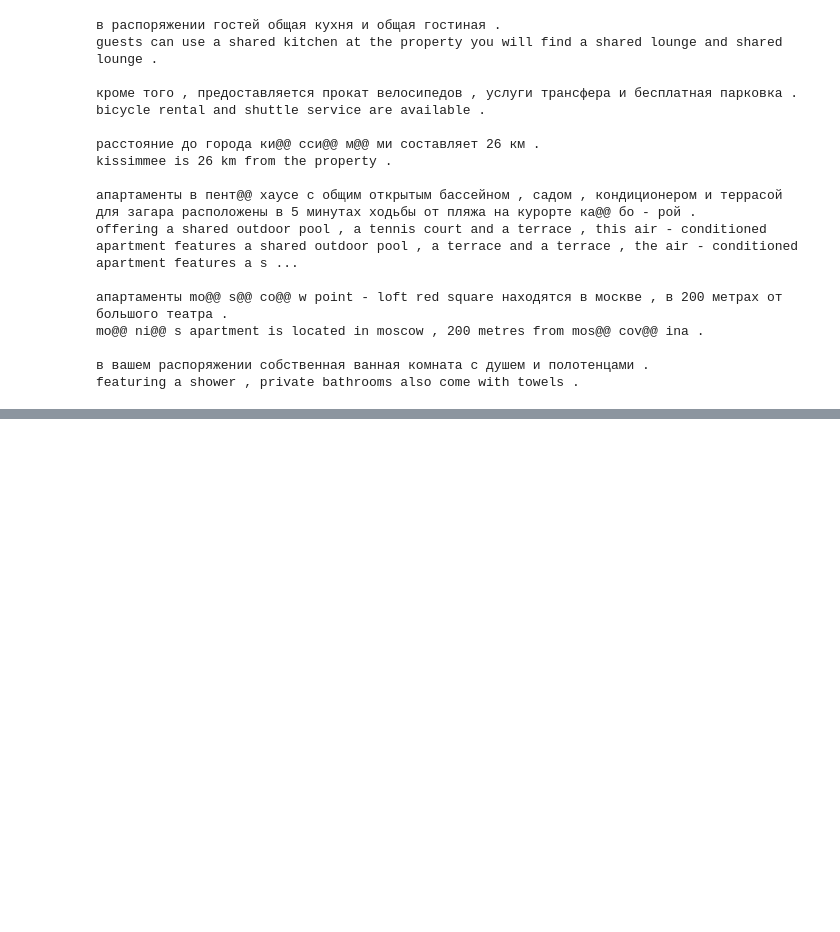
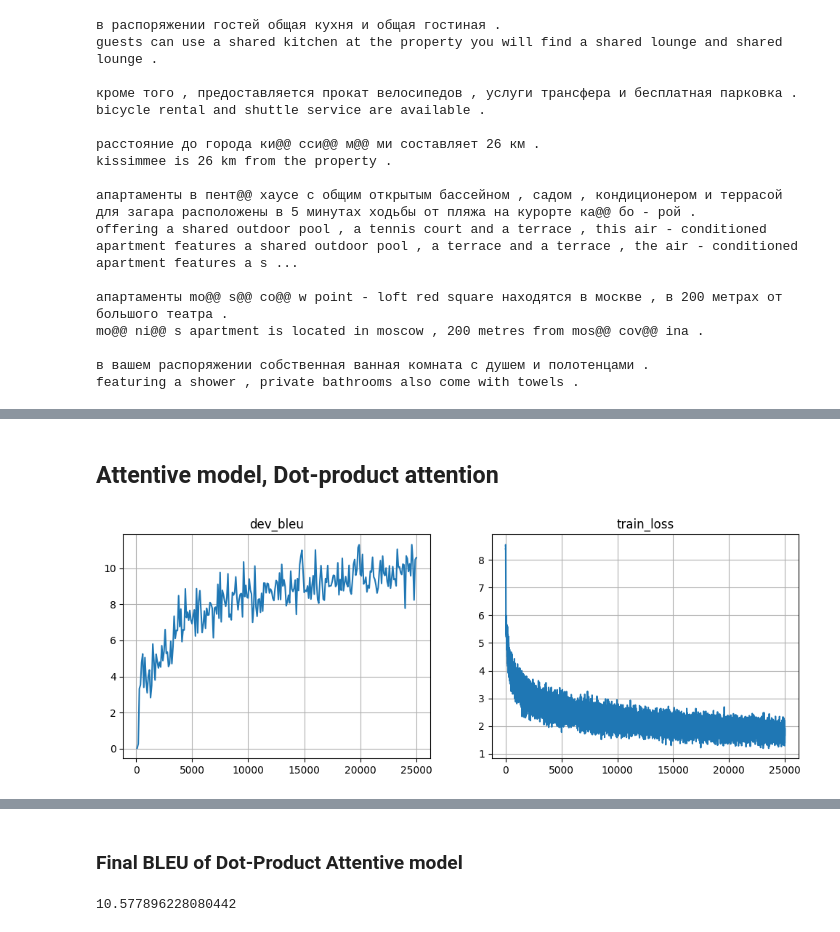
Before and after one commit to vika95viktoria/NLP-course, a Jupyter notebook: week04_seq2seq/practice_and_homework_pytorch.ipynb, the cells around one changed output, grey strips where cells are left out. Saved outputs shown, nothing was run; the diff lists cells and outputs as text; code cells hidden in the pictures; blank space fills up the shorter version.

```diff
--- a/week04_seq2seq/practice_and_homework_pytorch.ipynb
+++ b/week04_seq2seq/practice_and_homework_pytorch.ipynb
@@ -515,0 +568,3 @@ attn, probs = layer(enc, dec, inp_mask)
+# %%
+layer = BiLinearAttentionLayer('name', enc_size, dec_size)
+attn, probs = layer(enc, dec, inp_mask)
@@ -1255,0 +1463,2 @@ featuring a shower , private bathrooms also come with towels .
+# %% [markdown]
+## Attentive model, Dot-product attention
@@ -1255,0 +1526,5 @@ featuring a shower , private bathrooms also come with towels .
+# %%
+model = DotProductAttentiveModel(inp_voc, out_voc).to(device)
+metrics = train_model(model)
+# %% [output]
+[figure, added]
@@ -1255,0 +1532,6 @@ featuring a shower , private bathrooms also come with towels .
+# %% [markdown]
+### Final BLEU of Dot-Product Attentive model
+# %%
+compute_bleu(model, dev_inp, dev_out)
+# %% [output]
+10.577896228080442
```
Also changed, not shown: parts of 19 cells of this notebook, 1 other file.
